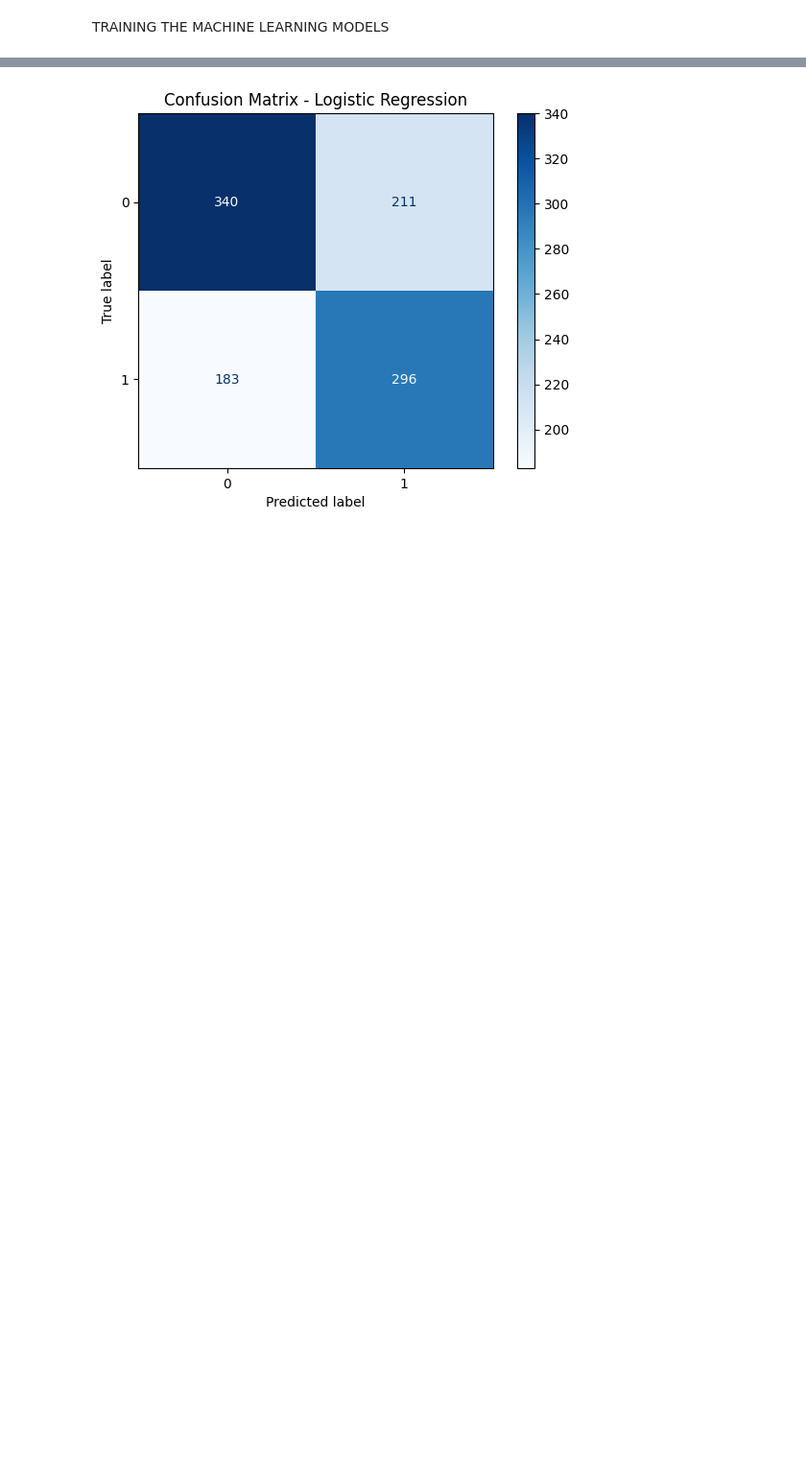
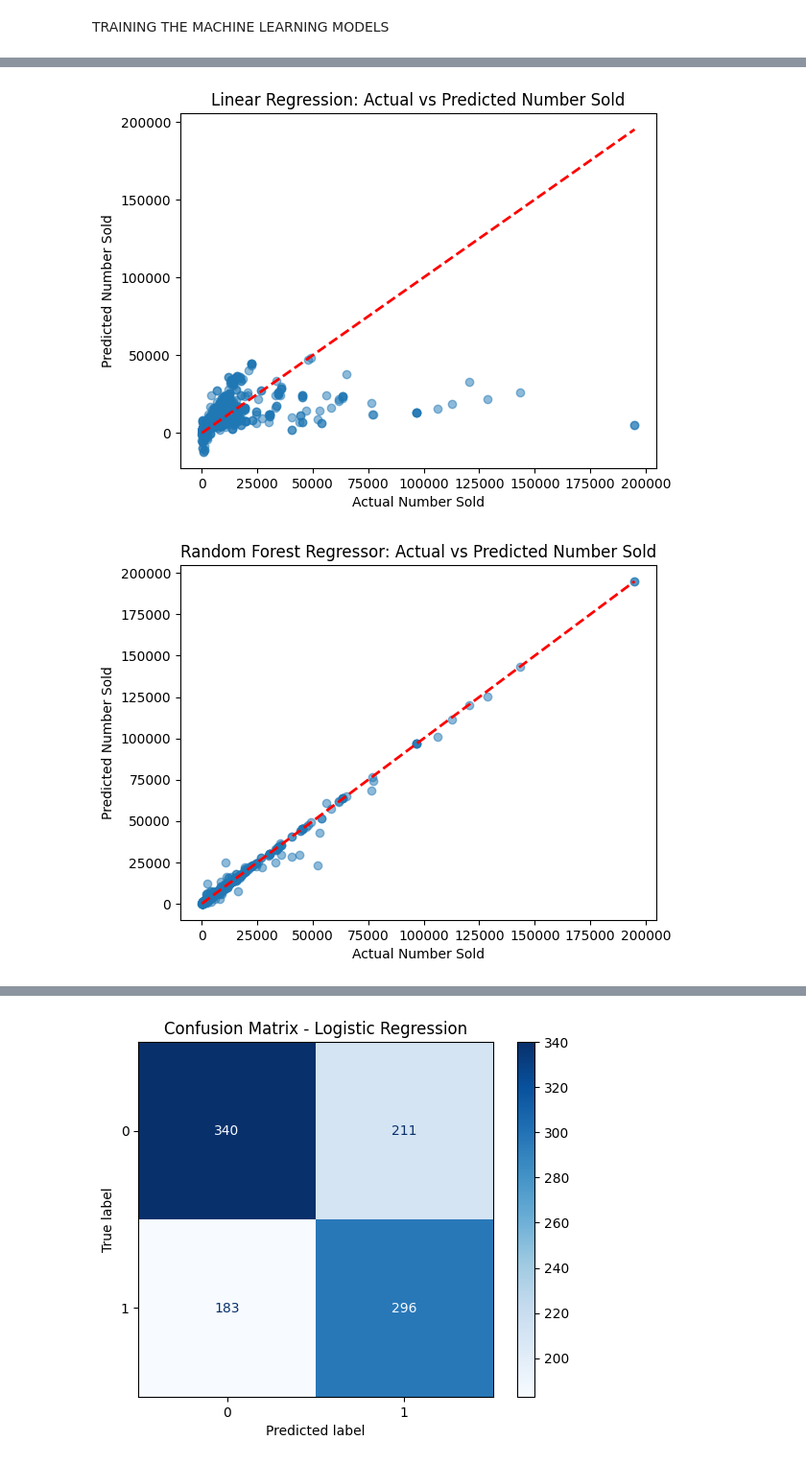
Before and after one commit to Barrizzz/Data-Science-ML, a Jupyter notebook: MLTesting.ipynb, the cells around one changed output, grey strips where cells are left out. Shown at 96% size. Saved outputs shown, nothing was run; the diff lists cells and outputs as text; code cells hidden in the pictures; blank space fills up the shorter version.

```diff
--- a/MLTesting.ipynb
+++ b/MLTesting.ipynb
@@ -103,4 +47,4 @@ LogisticRegression()
 # %%
-# 2. Random Forest Classifier
-RF.fit(x_train, y_train)
+# 2. Random Forest Regressora
+RFR.fit(x_train, y_train)
 # %% [output]
@@ -108,4 +52,4 @@ RandomForestClassifier()
 # %%
-# 3. HistGradientBoostingClassifier
-HGB.fit(x_train, y_train)
+# 3. XGBoost Regressor
+XGB.fit(x_train, y_train)
 # %% [output]
@@ -113,10 +67,22 @@ HistGradientBoostingClassifier()
 # %%
 # PREDICTIONS
-pred_lr  = LR.predict(scaler.transform(x_test))
-pred_rf  = RF.predict(x_test)
-pred_hgb = HGB.predict(x_test)
+pred_lr  = LR.predict(x_test)
+pred_rf  = RFR.predict(x_test)
+pred_xgb = XGB.predict(x_test)
 
-print("LR final accuracy:", accuracy_score(y_test, pred_lr))
-print("RF final accuracy:", accuracy_score(y_test, pred_rf))
-print("HGB final accuracy:", accuracy_score(y_test, pred_hgb))
+# EVALUATION
+def evaluate_model(y_true, y_pred, model_name):
+    mae = mean_absolute_error(y_true, y_pred)
+    mse = mean_squared_error(y_true, y_pred)
+    r2 = r2_score(y_true, y_pred)
+
+    print(f"Evaluation Metrics for {model_name}:")
+    print(f"Mean Absolute Error (MAE): {mae}")
+    print(f"Mean Squared Error (MSE): {mse}")
+    print(f"R-squared (R2 ): {r2}")
+    print("\n")
+
+evaluate_model(y_test, pred_lr, "Linear Regression")
+evaluate_model(y_test, pred_rf, "Random Forest Regressor")
+evaluate_model(y_test, pred_xgb, "XGBoost Regressor")
 # %% [output]
@@ -125,0 +105,16 @@ HGB final accuracy: 0.6631067961165048
+# %%
+# Actual prediction vs predicted plot for the best model
+def plot_actual_vs_predicted(y_test, y_pred, model_name):
+    plt.scatter(y_test, y_pred, alpha=0.5)
+    plt.xlabel("Actual Number Sold")
+    plt.ylabel("Predicted Number Sold")
+    plt.title(f"{model_name}: Actual vs Predicted Number Sold")
+    plt.plot([y_test.min(), y_test.max()], [y_test.min(), y_test.max()], 'k--', lw=2, color='red')
+    plt.show()
+
+plot_actual_vs_predicted(y_test, pred_lr, "Linear Regression")
+plot_actual_vs_predicted(y_test, pred_rf, "Random Forest Regressor")
+plot_actual_vs_predicted(y_test, pred_xgb, "XGBoost Regressor")
+# %% [output]
+[figure, added]
+[figure, added]
```
Also changed, not shown: parts of 12 cells of this notebook, 4 other files.
